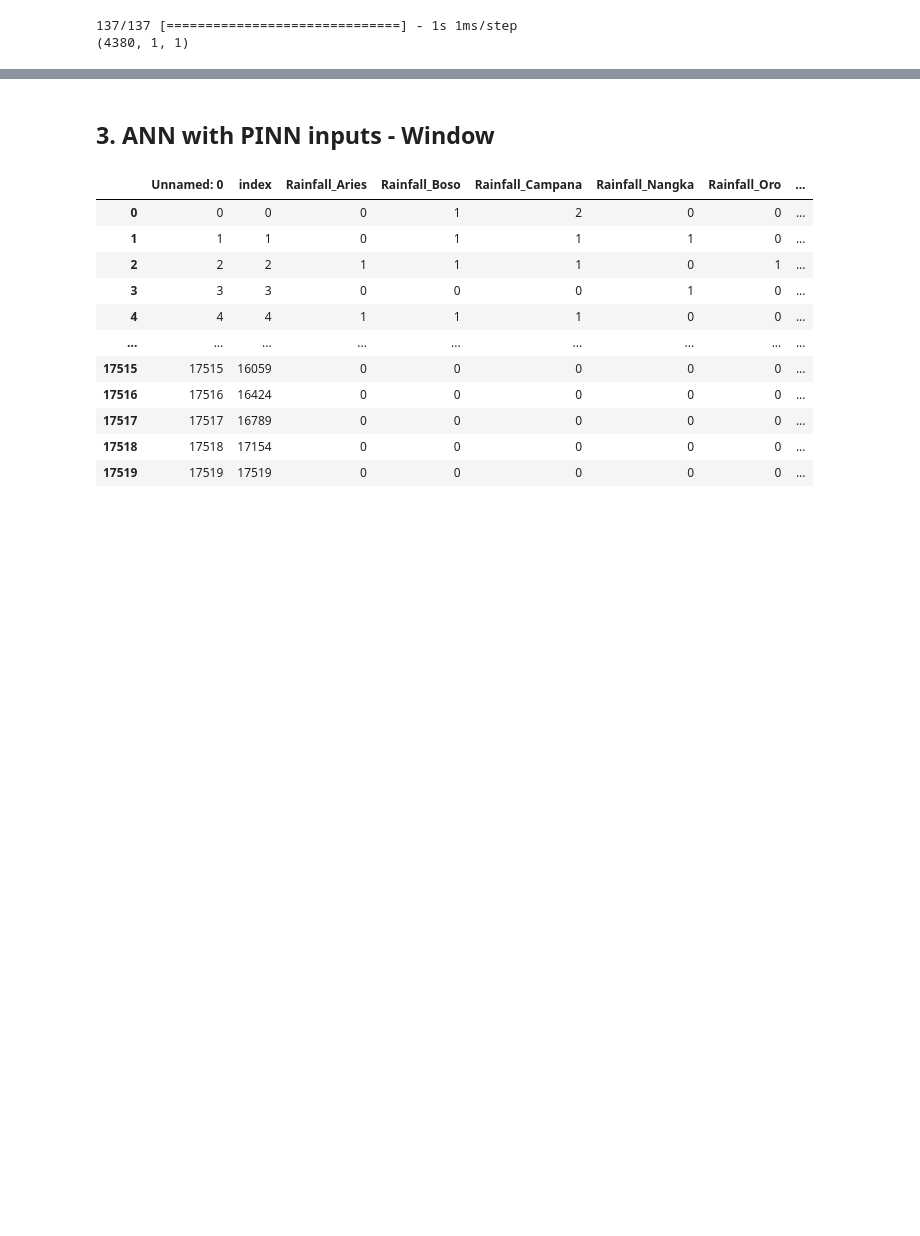
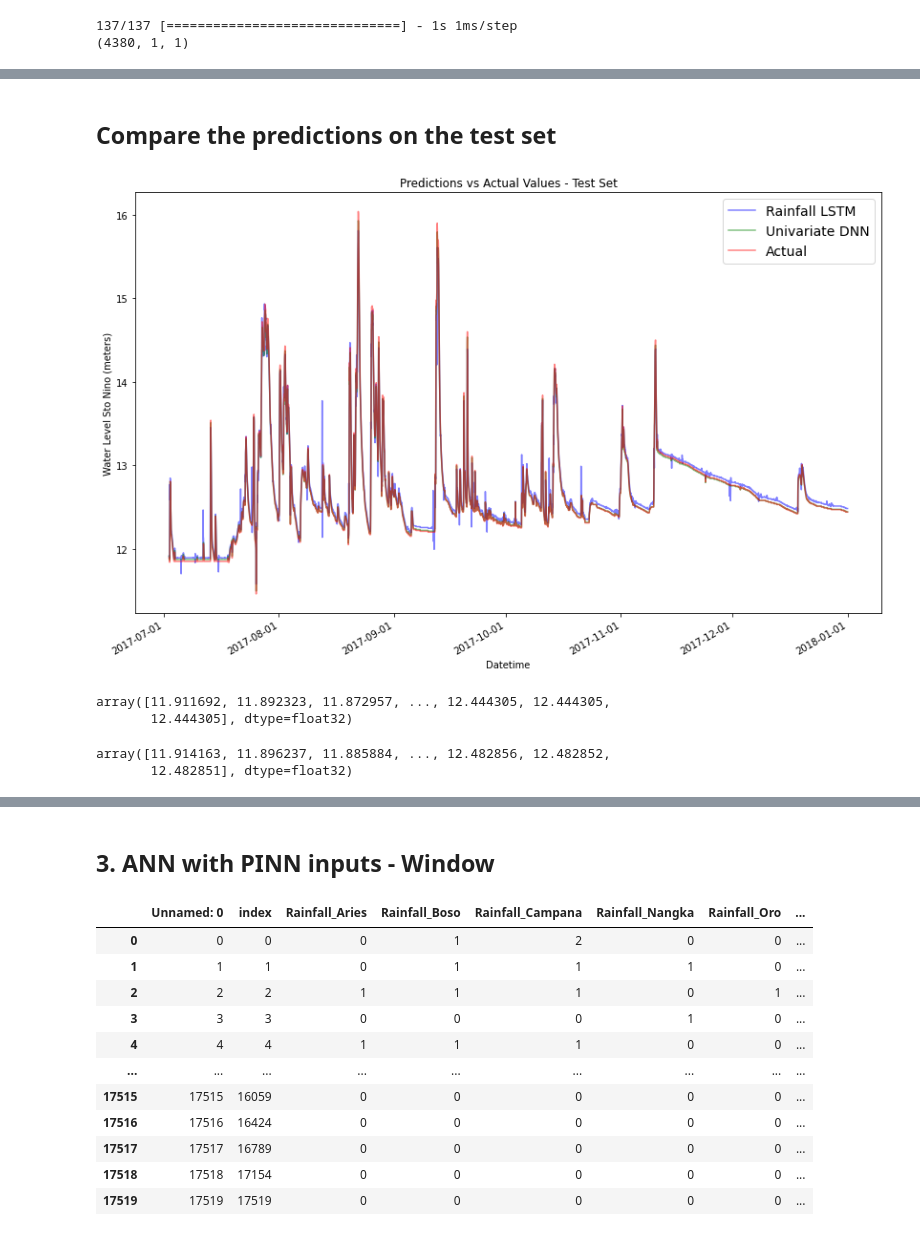
Before and after one commit to NeilQue/dsci_thesis, a Jupyter notebook: Jer_Files/basic_anns and pinns_2016_2017.ipynb, the cells around one changed output, grey strips where cells are left out. Cells and saved outputs as stored; diff of their text form; code cells hidden in the pictures; blank space fills up the shorter version.

```diff
--- a/Jer_Files/basic_anns and pinns_2016_2017.ipynb
+++ b/Jer_Files/basic_anns and pinns_2016_2017.ipynb
@@ -709,3 +705,5 @@ print(lstm_predictions_univariate_ann.shape)
 # %% [output]
 137/137 [==============================] - 1s 1ms/step
 (4380, 1, 1)
+# %%
+dnn_predictions_univariate_ann = dense.predict(prediction_data)
@@ -711,0 +728,2 @@ print(lstm_predictions_univariate_ann.shape)
+# %%
+dnn_predictions_univariate_ann = dnn_predictions_univariate_ann.reshape(4380)
@@ -718,0 +742,37 @@ array([11.879589 , 11.8582735, 11.836935 , ..., 12.456438 , 12.456438 ,
+# %% [markdown]
+## Compare the predictions on the test set
+# %%
+from matplotlib import pyplot as plt
+import matplotlib.dates as mdates  # Import the dates module
+
+plt.figure(figsize=(14, 9))  # Adjust the width and height as needed
+plt.plot(test_dates, lstm_predictions_multi_ann_rainfall_only, c = "blue", label = "Rainfall LSTM", alpha = 0.5)
+plt.plot(test_dates, dnn_predictions_univariate_ann, c = "green", label = "Univariate DNN", alpha = 0.5)
+#plt.plot(test_dates, lstm_predictions_multi_ann_window_all_inputs, c = "violet", label = "ANN with Saint Venant Inputs", alpha = 0.5)
+plt.plot(test_dates, actual, c = "red", label = "Actual", alpha = 0.50)
+plt.title('Predictions vs Actual Values - Test Set')
+plt.ylabel('Water Level Sto Nino (meters)')
+plt.xlabel('Datetime')
+
+# Set x-axis major locator to show ticks for every month
+plt.gca().xaxis.set_major_locator(mdates.MonthLocator())
+
+# Format the dates as YYYY-MM-DD
+plt.gca().xaxis.set_major_formatter(mdates.DateFormatter('%Y-%m-%d'))
+
+plt.gcf().autofmt_xdate()
+plt.gca().xaxis_date()
+plt.legend(prop={'size': 14})  # Change the size value as needed
+plt.show()
+# %% [output]
+[figure, added]
+# %%
+dnn_predictions_univariate_ann
+# %% [output]
+array([11.911692, 11.892323, 11.872957, ..., 12.444305, 12.444305,
+       12.444305], dtype=float32)
+# %%
+lstm_predictions_multi_ann_rainfall_only
+# %% [output]
+array([11.914163, 11.896237, 11.885884, ..., 12.482856, 12.482852,
+       12.482851], dtype=float32)
```
Also changed, not shown: parts of 36 cells of this notebook, 3 other files.
